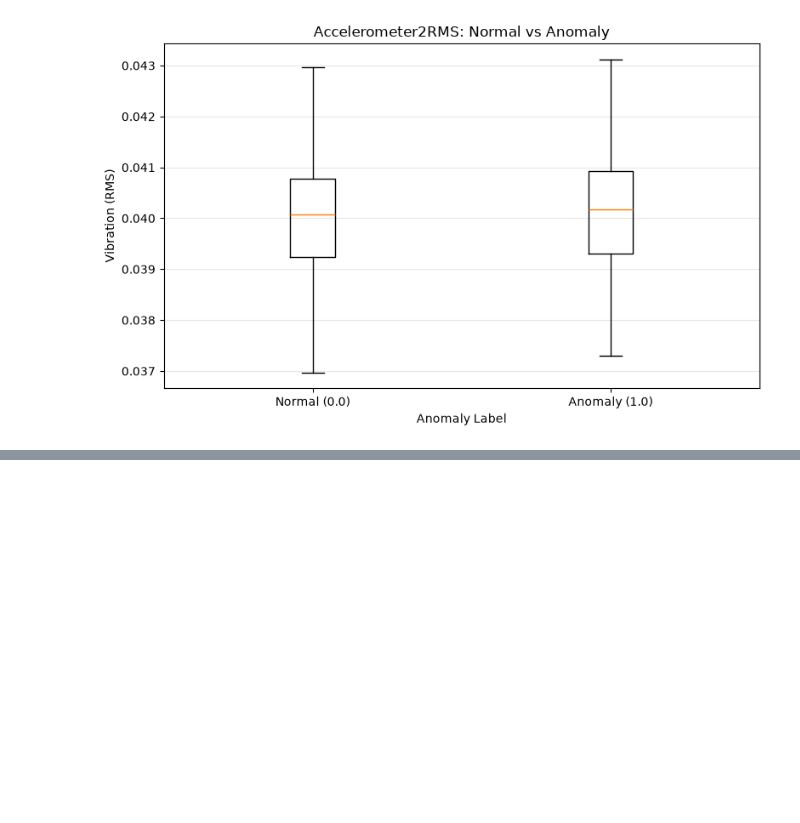
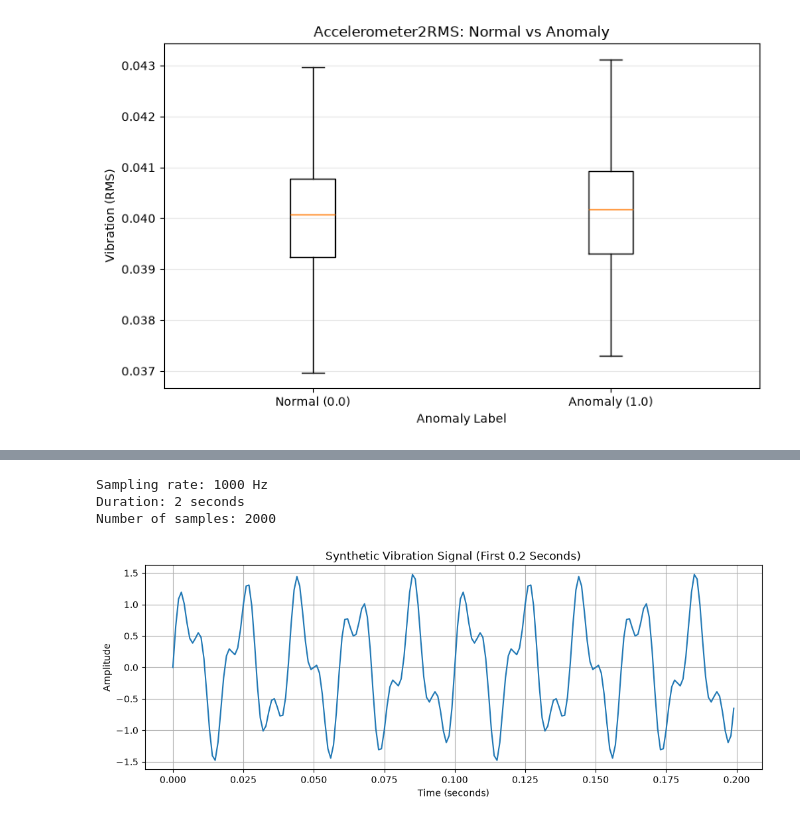
Before and after one commit to PeriManya/Sensor-Telemetry-Anomaly-detection-, a Jupyter notebook: notebooks/task2_data_analysis.ipynb, the cells around one changed output, grey strips where cells are left out. Drawn from its saved outputs; the diff is of its cells as text; code cells hidden in the pictures; blank space fills up the shorter version.

Commit message:
Add synthetic FFT frequency band analysis

```diff
--- a/notebooks/task2_data_analysis.ipynb
+++ b/notebooks/task2_data_analysis.ipynb
@@ -1676,0 +2084,33 @@ for column in ["Accelerometer1RMS", "Accelerometer2RMS"]:
+# %%
+
+import numpy as np
+import matplotlib.pyplot as plt
+
+# Create a sample signal
+sampling_rate = 1000  # samples per second (Hz)
+duration = 2          # seconds
+
+time = np.arange(0, duration, 1 / sampling_rate)
+
+# Synthetic vibration containing 50 Hz and 120 Hz
+signal = (
+    1.0 * np.sin(2 * np.pi * 50 * time)
+    + 0.5 * np.sin(2 * np.pi * 120 * time)
+)
+
+print("Sampling rate:", sampling_rate, "Hz")
+print("Duration:", duration, "seconds")
+print("Number of samples:", len(signal))
+
+plt.figure(figsize=(12, 4))
+plt.plot(time[:200], signal[:200])
+plt.title("Synthetic Vibration Signal (First 0.2 Seconds)")
+plt.xlabel("Time (seconds)")
+plt.ylabel("Amplitude")
+plt.grid(True)
+plt.show()
+# %% [output]
+Sampling rate: 1000 Hz
+Duration: 2 seconds
+Number of samples: 2000
+[figure, added]
```
Also changed, not shown: parts of 16 cells of this notebook.
